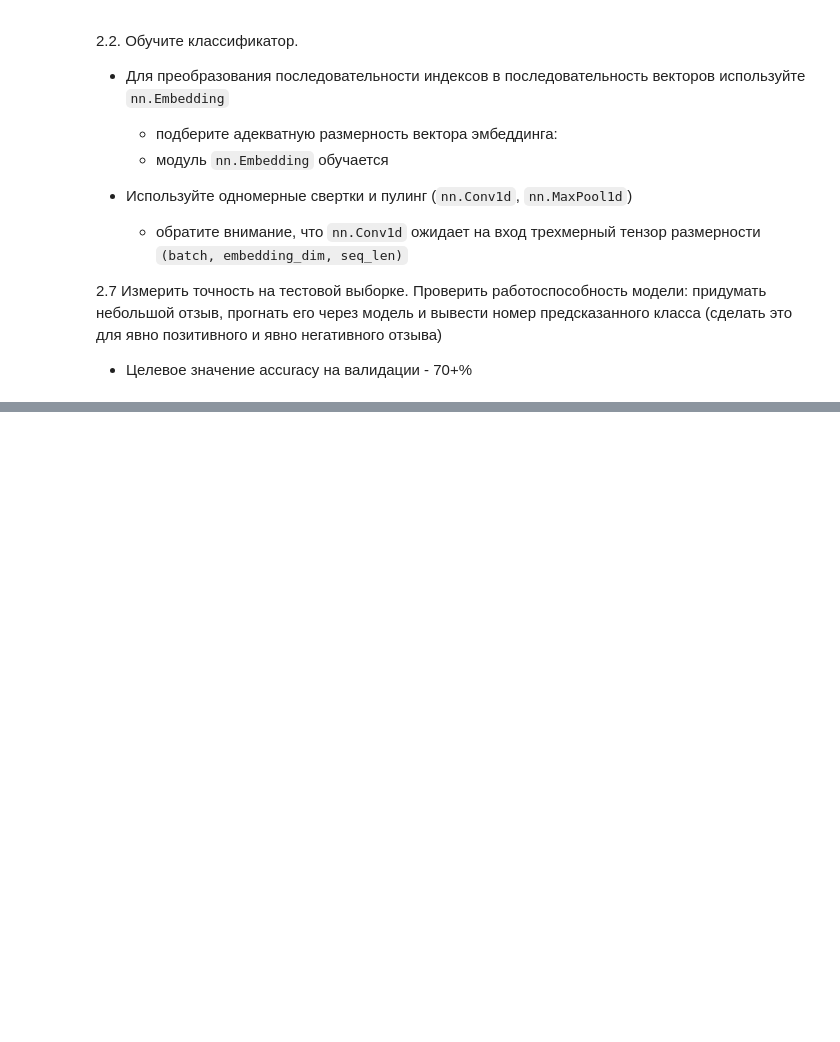
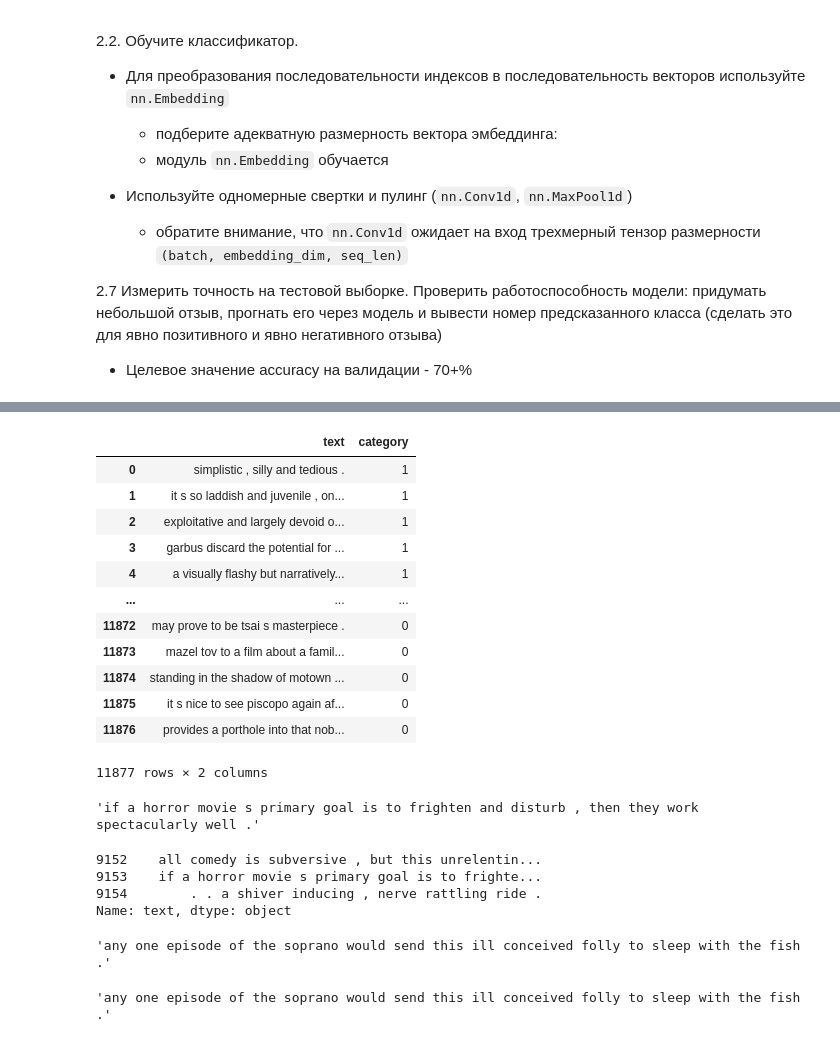
Before and after one commit to bitcoineazy/Machine_Learning, a Jupyter notebook: PyTorch/ML06_1D-CNN_NLP/06_1D-CNN_embeddings_nlp.ipynb, the cells around one changed output, grey strips where cells are left out. Drawn from its saved outputs; the diff is of its cells as text; code cells hidden in the pictures; blank space fills up the shorter version.

```diff
--- a/PyTorch/ML06_1D-CNN_NLP/06_1D-CNN_embeddings_nlp.ipynb
+++ b/PyTorch/ML06_1D-CNN_NLP/06_1D-CNN_embeddings_nlp.ipynb
@@ -101,0 +518,35 @@ class SurnamesDataset(Dataset):
+# %%
+from nltk.stem import WordNetLemmatizer
+
+def preprocess_text(text):
+    text = text.lower()
+    text = ''.join([' ' if not char.isalpha() and char not in ['.', ',', '!', '?'] else char for char in text])
+
+    tokens = word_tokenize(text)
+    lemmatizer = WordNetLemmatizer()
+    lemmatized_tokens = [lemmatizer.lemmatize(token) for token in tokens]
+
+    preprocessed_text = ' '.join(lemmatized_tokens)
+
+    return preprocessed_text
+
+reviews_df["text"] = reviews_df["text"].apply(lambda x: preprocess_text(x))
+reviews_df
+# %% [output]
+|  | text | category |
+| 0 | simplistic , silly and tedious . | 1 |
+| 1 | it s so laddish and juvenile , on... | 1 |
+| 2 | exploitative and largely devoid o... | 1 |
+| 3 | garbus discard the potential for ... | 1 |
+| 4 | a visually flashy but narratively... | 1 |
+| ... | ... | ... |
+| 11872 | may prove to be tsai s masterpiece . | 0 |
+| 11873 | mazel tov to a film about a famil... | 0 |
+| 11874 | standing in the shadow of motown ... | 0 |
+| 11875 | it s nice to see piscopo again af... | 0 |
+| 11876 | provides a porthole into that nob... | 0 |
+11877 rows × 2 columns
+# %%
+reviews_df.iloc[9153]["text"]
+# %% [output]
+'if a horror movie s primary goal is to frighten and disturb , then they work spectacularly well .'
@@ -101,0 +564,15 @@ class SurnamesDataset(Dataset):
+# %%
+X[9152:9155]
+# %% [output]
+9152    all comedy is subversive , but this unrelentin...
+9153    if a horror movie s primary goal is to frighte...
+9154        . . a shiver inducing , nerve rattling ride .
+Name: text, dtype: object
+# %%
+X_train[9153]
+# %% [output]
+'any one episode of the soprano would send this ill conceived folly to sleep with the fish .'
+# %%
+X_train[9153]
+# %% [output]
+'any one episode of the soprano would send this ill conceived folly to sleep with the fish .'
```
Also changed, not shown: parts of 45 cells of this notebook.
